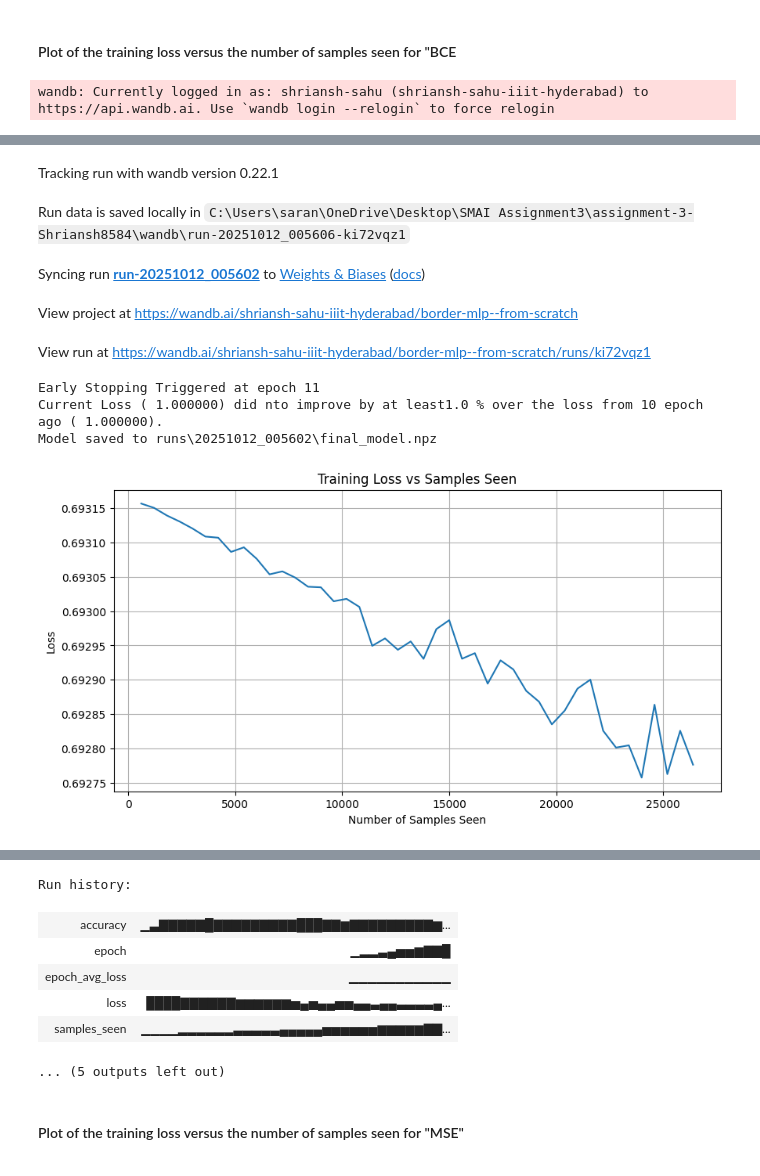
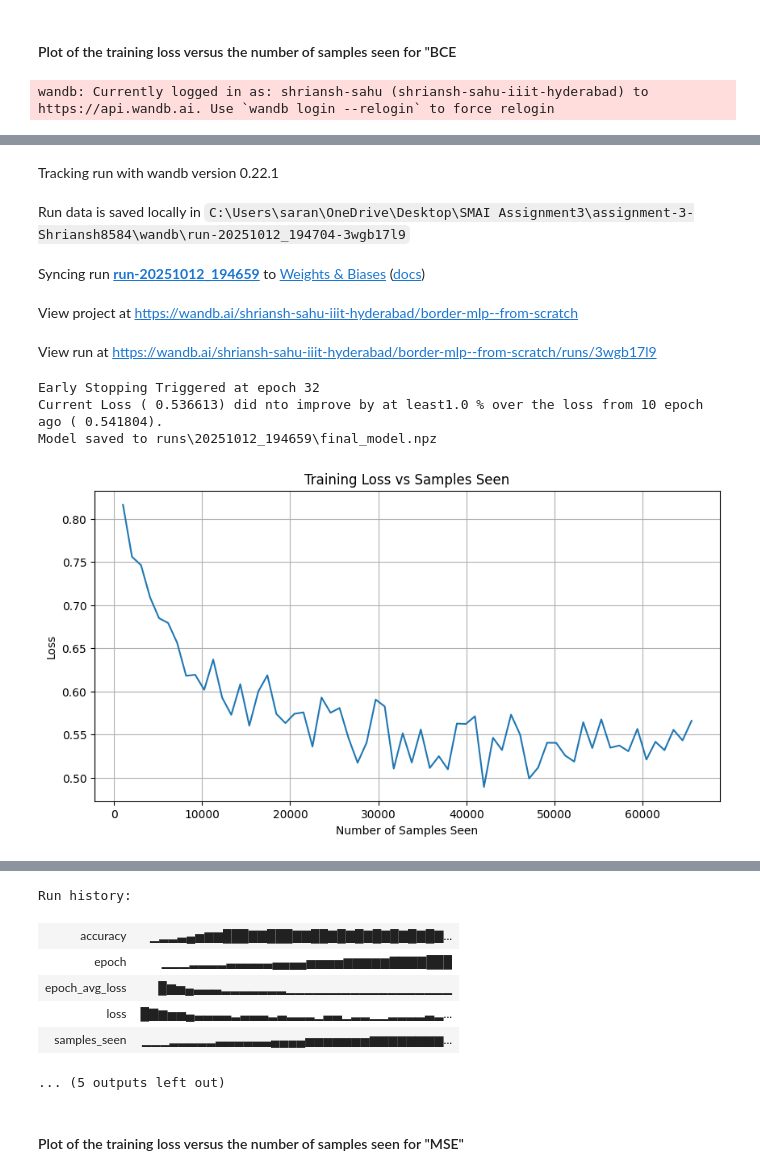
Before and after one commit to Shriansh4474/High-Fidelity-Image-Reconstruction, a Jupyter notebook: Ques1.ipynb, the cells around one changed output, grey strips where cells are left out. Drawn from its saved outputs; the diff is of its cells as text; code cells hidden in the pictures.

Commit message:
Chnages in the Plot Normalized it

```diff
--- a/Ques1.ipynb
+++ b/Ques1.ipynb
@@ -488,51 +488,54 @@ Corresponding Labels:
 #### Plot of the training loss versus the number of samples seen for "BCE
 # %%
 IMAGE_FILE = 'border.png'
-Epochs = 100
-Learning_Rate = 0.0001
-Batch_size = 150
+Epochs = 3000
+Learning_Rate = 0.005
+Batch_size = 256
 Grad_Accumulation_Steps = 4
 
 dataset = BorderDataset(image_path=IMAGE_FILE)
 
+
 layers = [
-    Linear(input_width=2,output_width=128,activation_function= ReLU()),
-    Linear(input_width=128, output_width=128 , activation_function= ReLU()),
+    Linear(input_width=2,output_width=128,activation_function= Tanh()),
+    Linear(input_width=128, output_width=128 , activation_function= Tanh()),
     Linear(input_width= 128 , output_width= 1 , activation_function= Sigmoid())
 ]
 
 mlp_model = Model(
     layers= layers,
     loss_function_type= "BCE",
     learning_rate=Learning_Rate
 )
 
 train_model(
     model = mlp_model,
     dataset = dataset,
     epochs = Epochs,
     batch_size=Batch_size,
-    grad_accumulation_steps=Grad_Accumulation_Steps
+    grad_accumulation_steps=Grad_Accumulation_Steps,
+    early_stopping_patience=10,
+    early_stopping_threshold=0.01
 )
 # %% [output]
 wandb: Currently logged in as: shriansh-sahu (shriansh-sahu-iiit-hyderabad) to https://api.wandb.ai. Use `wandb login --relogin` to force relogin
 [interactive output not drawn]
 Tracking run with wandb version 0.22.1
-Run data is saved locally in C:\Users\saran\OneDrive\Desktop\SMAI Assignment3\assignment-3-Shriansh8584\wandb\run-20251012_005606-ki72vqz1
+Run data is saved locally in C:\Users\saran\OneDrive\Desktop\SMAI Assignment3\assignment-3-Shriansh8584\wandb\run-20251012_194704-3wgb17l9
-Syncing run run-20251012_005602 to Weights & Biases (docs)
+Syncing run run-20251012_194659 to Weights & Biases (docs)
 View project at https://wandb.ai/shriansh-sahu-iiit-hyderabad/border-mlp--from-scratch
-View run at https://wandb.ai/shriansh-sahu-iiit-hyderabad/border-mlp--from-scratch/runs/ki72vqz1
+View run at https://wandb.ai/shriansh-sahu-iiit-hyderabad/border-mlp--from-scratch/runs/3wgb17l9
-Early Stopping Triggered at epoch 11
-Current Loss ( 1.000000) did nto improve by at least1.0 % over the loss from 10 epoch ago ( 1.000000).
-Model saved to runs\20251012_005602\final_model.npz
+Early Stopping Triggered at epoch 32
+Current Loss ( 0.536613) did nto improve by at least1.0 % over the loss from 10 epoch ago ( 0.541804).
+Model saved to runs\20251012_194659\final_model.npz
-[figure, old version]
+[figure, new version]
 [interactive output not drawn]
 Run history:
-| accuracy | ▁▃▇▇▇▇▇█▇▇▇▇▇▇▇▇▇███▇▇▆▇▇▇▇▇▇▇▇▇▆... |
-| epoch | ▁▂▂▃▄▅▅▆▇▇█ |
-| epoch_avg_loss | ▁▁▁▁▁▁▁▁▁▁▁ |
-| loss | ████▇▇▇▇▇▇▆▆▆▆▆▆▅▄▅▄▄▅▅▄▄▃▄▄▃▃▃▃▄... |
-| samples_seen | ▁▁▁▁▂▂▂▂▂▂▃▃▃▃▃▄▄▄▄▄▅▅▅▅▅▅▆▆▆▆▆▇▇... |
+| accuracy | ▁▂▂▃▄▅▆▆███▇▇███▇▇██▇█▇█▇█▇█▇█▇█▇... |
+| epoch | ▁▁▁▂▂▂▂▃▃▃▃▃▄▄▄▄▅▅▅▅▆▆▆▆▆▇▇▇▇███ |
+| epoch_avg_loss | █▆▅▄▃▃▃▂▂▂▂▂▂▂▁▁▁▁▁▁▁▁▁▁▁▁▁▁▁▁▁▁ |
+| loss | █▇▆▅▅▄▃▃▃▃▂▃▃▃▂▃▂▂▂▁▃▃▁▂▂▁▁▂▂▂▂▃▂... |
+| samples_seen | ▁▁▁▂▂▂▂▂▃▃▃▃▃▃▄▄▄▄▅▅▅▅▅▅▅▆▆▆▆▆▆▆▆... |
 ... (5 outputs left out)
 # %% [markdown]
 #### Plot of the training loss versus the number of samples seen for "MSE"
```
Also changed, not shown: parts of 1 cell of this notebook.
